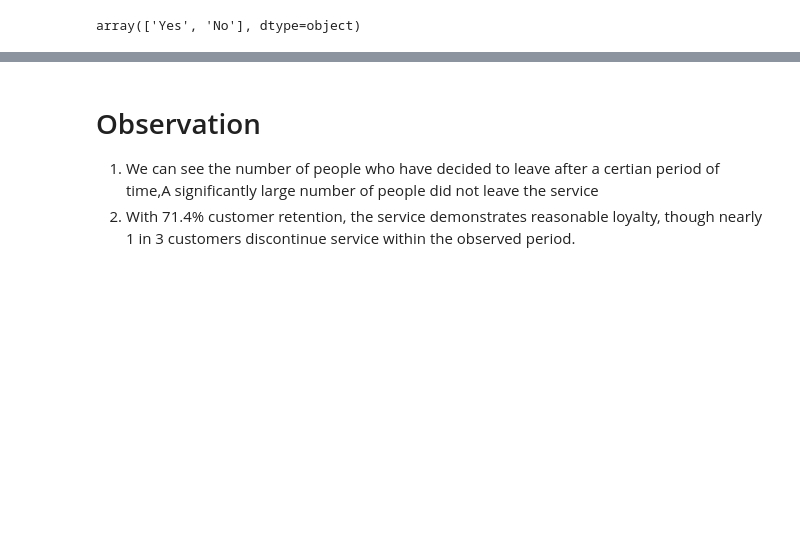
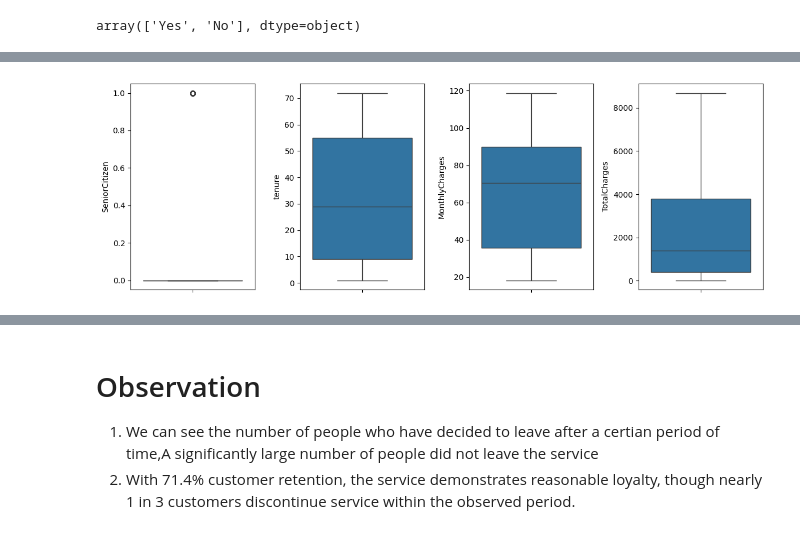
Before and after one commit to thamadhi/telco-customer-churn-CM2604, a Jupyter notebook: Notebooks/EDA_Task_1.ipynb, the cells around one changed output, grey strips where cells are left out. Cells and saved outputs as stored; diff of their text form; code cells hidden in the pictures; blank space fills up the shorter version.

```diff
--- a/Notebooks/EDA_Task_1.ipynb
+++ b/Notebooks/EDA_Task_1.ipynb
@@ -73,0 +146,4 @@ Index(['customerID', 'gender', 'SeniorCitizen', 'Partner', 'Dependents',
+# %%
+#seperate numerical and categorical column to understand better
+categorical = ["customerID","gender","Partner","Dependents","PhoneService","MultipleLines","InternetService","OnlineSecurity","OnlineBackup","DeviceProtection","TechSupport","StreamingTV","StreamingMovies","Contract","PaperlessBilling","PaymentMethod","Churn"]
+numerical = ["SeniorCitizen","tenure","MonthlyCharges","TotalCharges"]
@@ -132,0 +276,11 @@ plt.show()
+# %%
+#check outliers using barplot
+plt.figure(figsize = (12,4))
+
+features = numerical
+for i in range(0,len(features)):
+  plt.subplot(1,len(features), i+1)
+  sns.boxplot(data = df, y = features[i])
+  plt.tight_layout()
+# %% [output]
+[figure, added]
```
Also changed, not shown: parts of 67 cells of this notebook.
